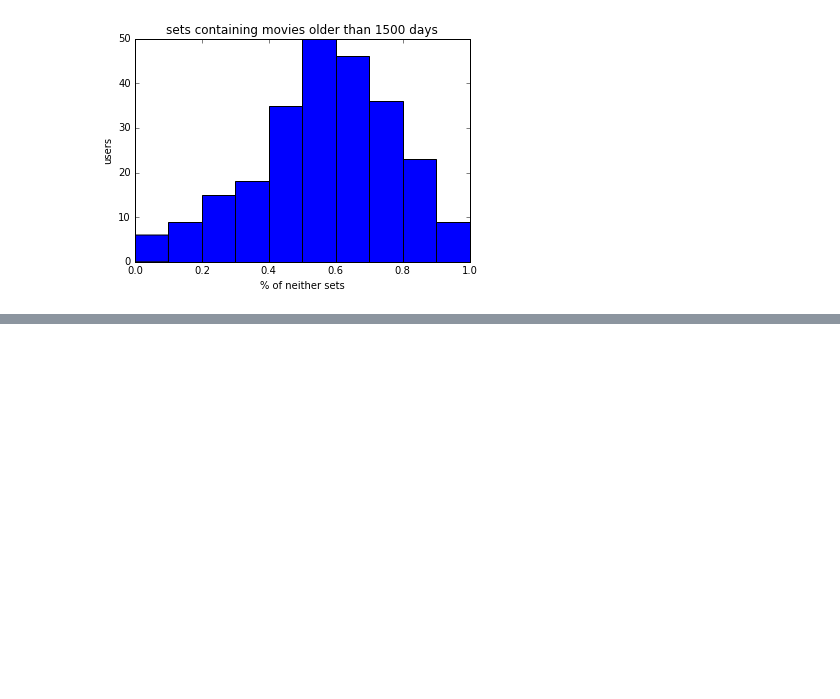
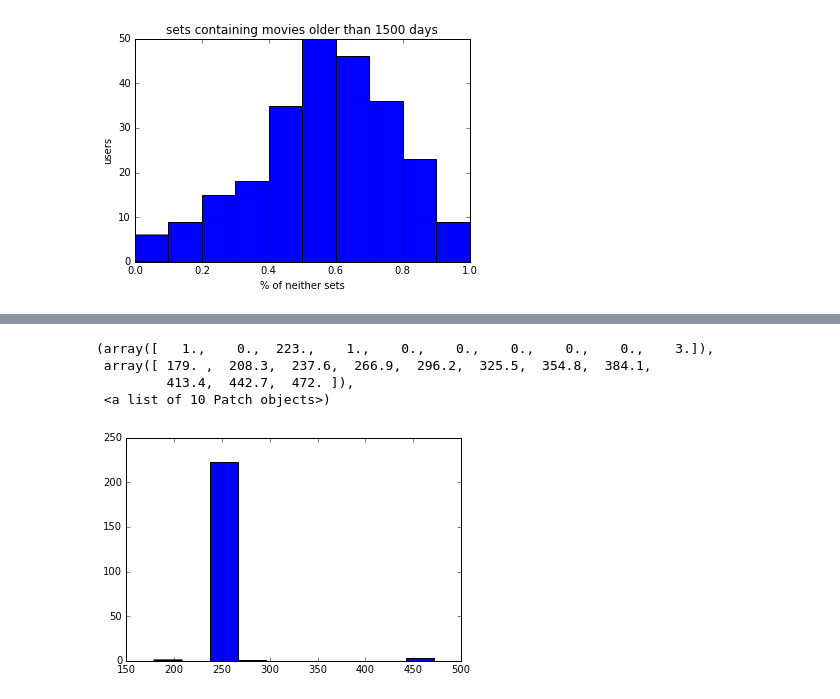
Before and after one commit to mohit-shrma/setrec, a Jupyter notebook: python/grouplens/Grouplens2.ipynb, the cells around one changed output, grey strips where cells are left out. Cells and saved outputs as stored; diff of their text form; code cells hidden in the pictures; blank space fills up the shorter version.

```diff
--- a/python/grouplens/Grouplens2.ipynb
+++ b/python/grouplens/Grouplens2.ipynb
@@ -903,0 +1120,16 @@ plt.title('sets containing movies older than 1500 days')
+# %%
+uRatCount = {}
+with open('/home/grad02/mohit/data/movielens/setRatings/split_50p/train.csr', 'r') as  f:
+    u = 0
+    for line in f:
+        cols = line.strip().split()
+        if len(cols) > 0:
+            uRatCount[u] = len(cols)/2
+        u += 1
+plt.hist(uRatCount.values())
+# %% [output]
+(array([   1.,    0.,  223.,    1.,    0.,    0.,    0.,    0.,    0.,    3.]),
+ array([ 179. ,  208.3,  237.6,  266.9,  296.2,  325.5,  354.8,  384.1,
+         413.4,  442.7,  472. ]),
+ <a list of 10 Patch objects>)
+[figure, added]
```
Also changed, not shown: parts of 64 cells of this notebook.
